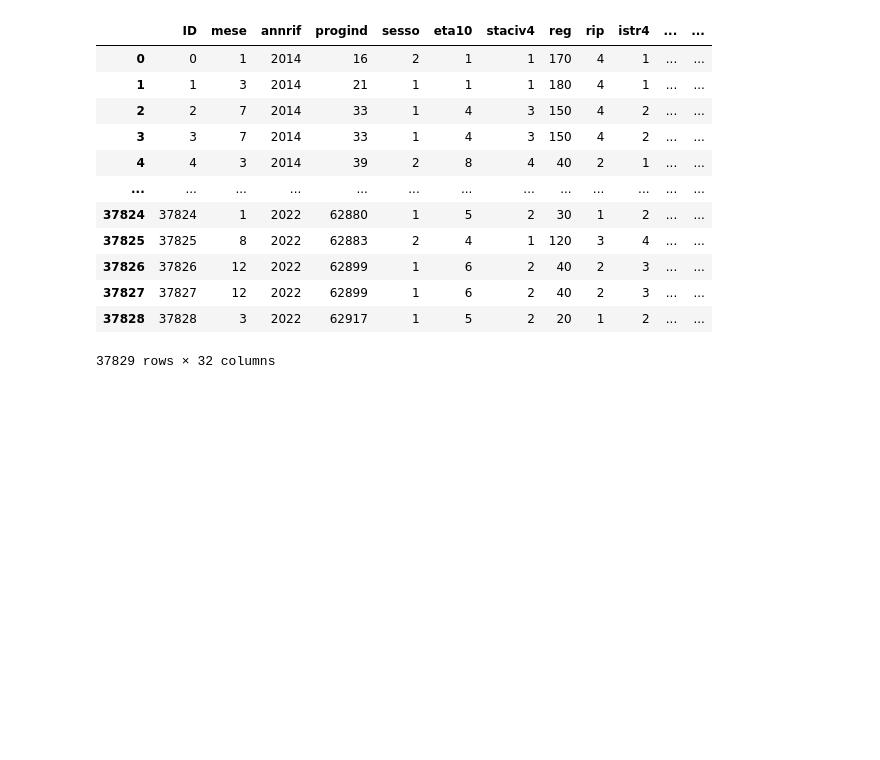
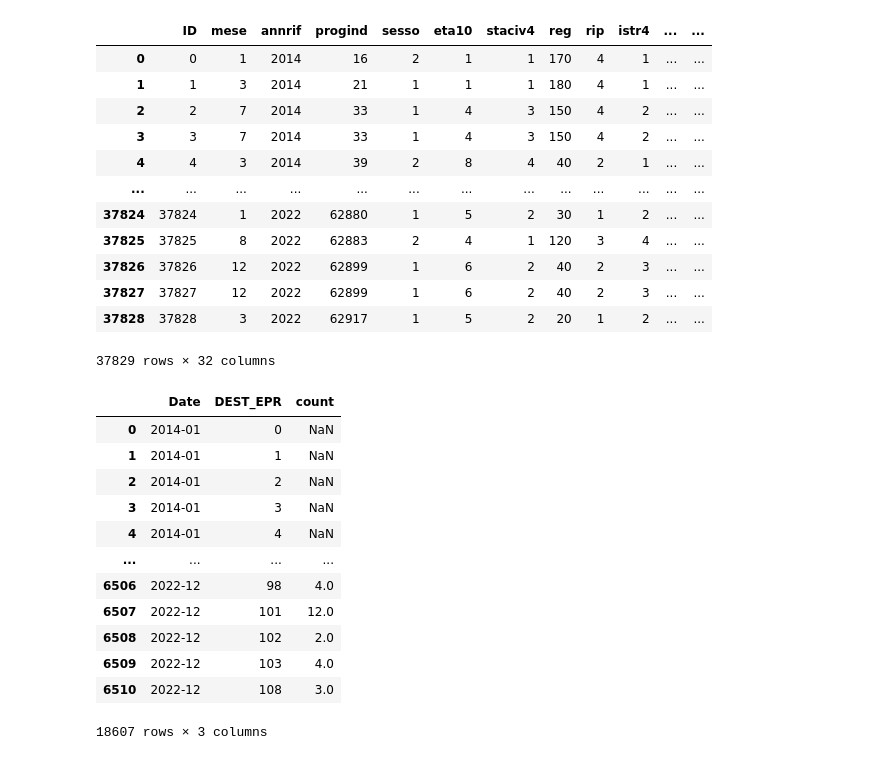
Before and after one commit to andreaCattarinich/UniGe-AnalisiRappresentazioneDati, a Jupyter notebook: notebooks/ARD1_Plotty.ipynb, the cells around one changed output. Saved outputs shown, nothing was run; the diff lists cells and outputs as text; code cells hidden in the pictures; blank space fills up the shorter version.

Commit message:
Mappa nel tempo (mesi)

```diff
--- a/notebooks/ARD1_Plotty.ipynb
+++ b/notebooks/ARD1_Plotty.ipynb
@@ -408,29 +408,45 @@ fig.show()
 # SUNBURST
 #TODO mostrare che per lavoro si preferisce mezzi pubblici
 # %%
+import numpy as np
 # MAP
 ## PROVINCE DI DESTINAZIONE PREFERITE
-#conteggio_destinazioni = data['DEST_EPR'].value_counts().reset_index()
 
+# Funzione per la generazione dei colori della mappa (presa da internet)
+def generateColorScale(colors, naColor):
+    colorArray=[]
+    colorArray.append([0,naColor])
+    for grenze, color in zip(np.linspace(0.01,1,len(colors)), colors):
+        colorArray.append([grenze, color])
+    return colorArray
 
-# Visualizza la sottotabella risultante
-
-#conteggio_destinazioni
-
+# Codice che riempe i valori nulli
 data['Date'] = pd.to_datetime(data['annrif'].astype(str) + '-' + data['mese'].astype(str), format='%Y-%m')
 data['Date'] = data['Date'].dt.strftime('%Y-%m')
+date_range = pd.date_range(start='2014-01-01', end='2022-12-01', freq='MS').strftime('%Y-%m')
+dest_epr_range = list(range(0, 112))
 
+all_combinations = pd.DataFrame(
+    [(date, dest_epr) for date in date_range for dest_epr in dest_epr_range],
+    columns=['Date', 'DEST_EPR']
+)
+
+null_dataframe = pd.DataFrame(all_combinations)
+null_dataframe['count'] = 0
+
+# Creazione di una nuova tabella per visualizzare sulla mappa le province di destinazione più ambite rispetto all'andamento del tempo
+# (Date, Destinazioni, NumeroEscursioni)
 conteggio_destinazioni = data.groupby(['Date', 'DEST_EPR']).size().reset_index(name='count')
 
-
-
+conteggio_destinazioni = pd.concat([null_dataframe, conteggio_destinazioni])
 
 fig = px.choropleth(
   conteggio_destinazioni,
   geojson='https://raw.githubusercontent.com/openpolis/geojson-italy/master/geojson/limits_IT_provinces.geojson',
   locations='DEST_EPR',
   color='count',
-  color_continuous_scale='Reds',
+  #color_continuous_scale='Reds',
+  color_continuous_scale= generateColorScale(colors=["peachpuff","maroon"], naColor="whitesmoke"),
   featureidkey='properties.prov_istat_code_num',
   animation_frame='Date',
   range_color=(0, max(conteggio_destinazioni['count']))
@@ -439,6 +455,22 @@ fig = px.choropleth(
 fig.update_layout(margin={"r": 0, "t": 0, "l": 0, "b": 0})
 fig.update_geos(fitbounds="locations", visible=False)
 fig.show()
+# %%
+conteggio_destinazioni
+# %% [output]
+|  | Date | DEST_EPR | count |
+| 0 | 2014-01 | 0 | NaN |
+| 1 | 2014-01 | 1 | NaN |
+| 2 | 2014-01 | 2 | NaN |
+| 3 | 2014-01 | 3 | NaN |
+| 4 | 2014-01 | 4 | NaN |
+| ... | ... | ... | ... |
+| 6506 | 2022-12 | 98 | 4.0 |
+| 6507 | 2022-12 | 101 | 12.0 |
+| 6508 | 2022-12 | 102 | 2.0 |
+| 6509 | 2022-12 | 103 | 4.0 |
+| 6510 | 2022-12 | 108 | 3.0 |
+18607 rows × 3 columns
 # %%
 ## REGIONI DI PARTENZA
 conteggio_partenze = data['reg'].value_counts().reset_index()
```
